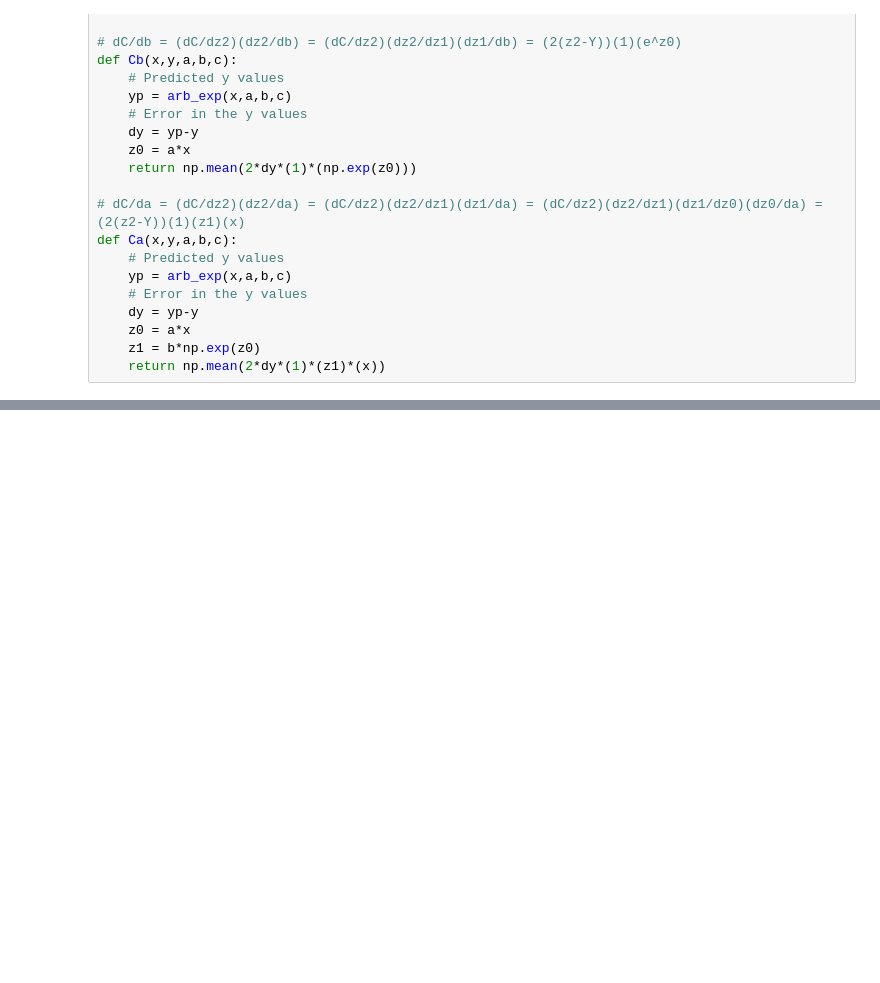
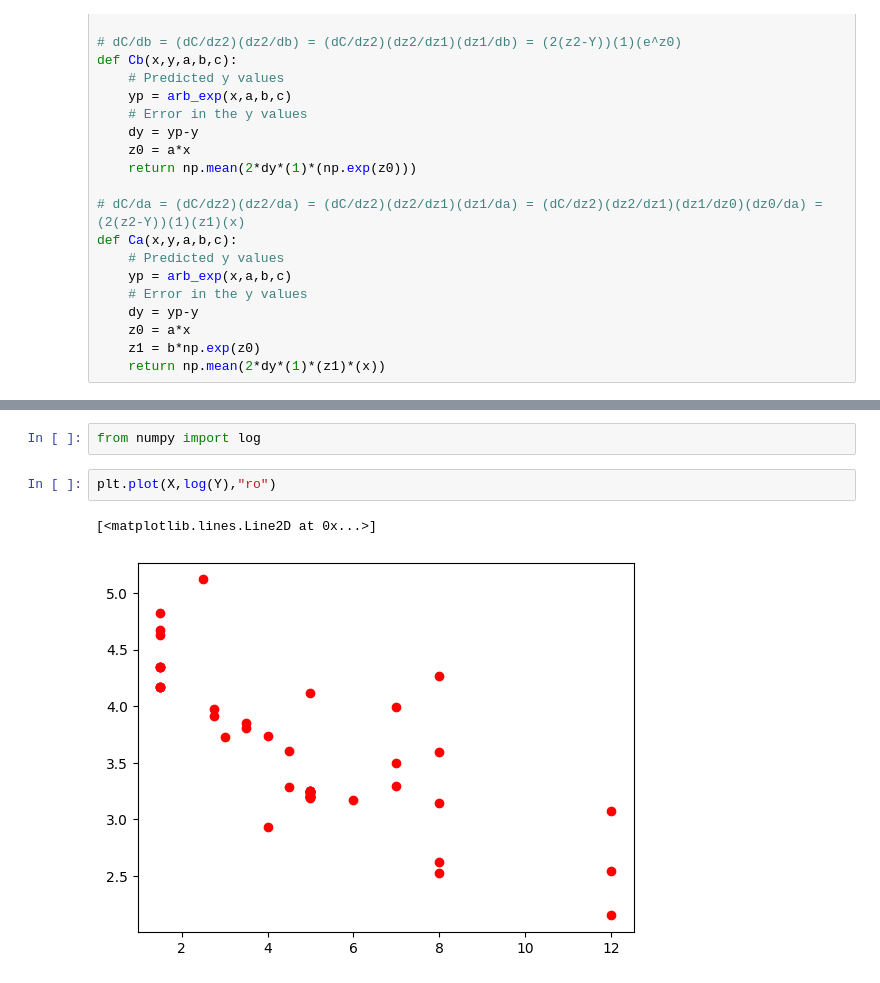
Before and after one commit to narges2027/Mmmmm..Machine_Learning, a Jupyter notebook: Class_Files/gradients.ipynb, the cells around one changed output, grey strips where cells are left out. Saved outputs shown, nothing was run; the diff lists cells and outputs as text; blank space fills up the shorter version.

```diff
--- a/Class_Files/gradients.ipynb
+++ b/Class_Files/gradients.ipynb
@@ -468,0 +469,7 @@ for row in range(2):
+# %%
+from numpy import log
+# %%
+plt.plot(X,log(Y),"ro")
+# %% [output]
+[<matplotlib.lines.Line2D at 0x...>]
+[figure, added]
```
Also changed, not shown: parts of 11 cells of this notebook.
